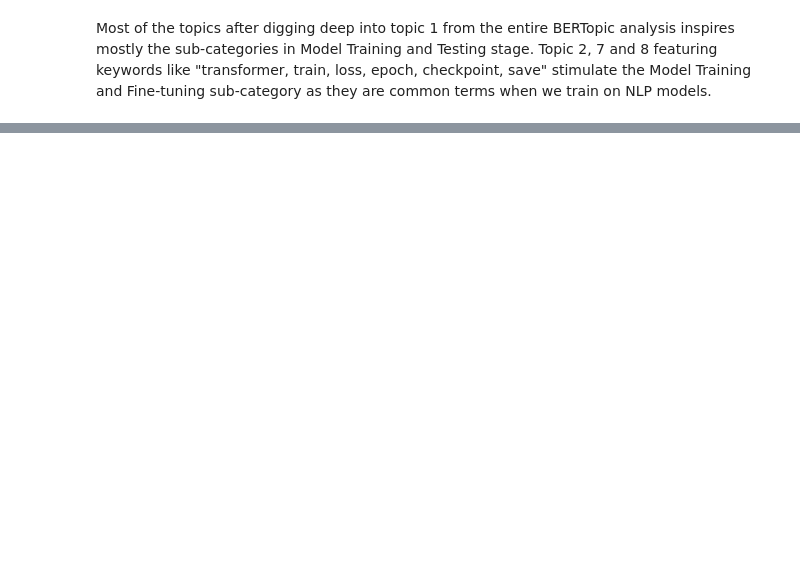
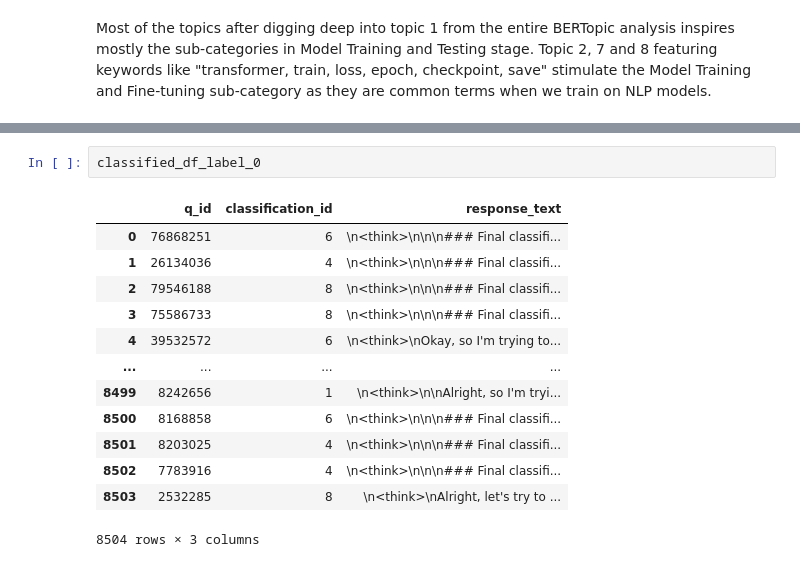
Before and after one commit to GuGu97/NLP_A2_2025, a Jupyter notebook: main.ipynb, the cells around one changed output, grey strips where cells are left out. Saved outputs shown, nothing was run; the diff lists cells and outputs as text; blank space fills up the shorter version.

```diff
--- a/main.ipynb
+++ b/main.ipynb
@@ -251,0 +432,16 @@ Most of the topics after digging deep into topic 1 from the entire BERTopic anal
+# %%
+classified_df_label_0
+# %% [output]
+|  | q_id | classification_id | response_text |
+| 0 | 76868251 | 6 | \n<think>\n\n\n### Final classifi... |
+| 1 | 26134036 | 4 | \n<think>\n\n\n### Final classifi... |
+| 2 | 79546188 | 8 | \n<think>\n\n\n### Final classifi... |
+| 3 | 75586733 | 8 | \n<think>\n\n\n### Final classifi... |
+| 4 | 39532572 | 6 | \n<think>\nOkay, so I'm trying to... |
+| ... | ... | ... | ... |
+| 8499 | 8242656 | 1 | \n<think>\n\nAlright, so I'm tryi... |
+| 8500 | 8168858 | 6 | \n<think>\n\n\n### Final classifi... |
+| 8501 | 8203025 | 4 | \n<think>\n\n\n### Final classifi... |
+| 8502 | 7783916 | 4 | \n<think>\n\n\n### Final classifi... |
+| 8503 | 2532285 | 8 | \n<think>\nAlright, let's try to ... |
+8504 rows × 3 columns
```
Also changed, not shown: parts of 20 cells of this notebook, 20 other files.
